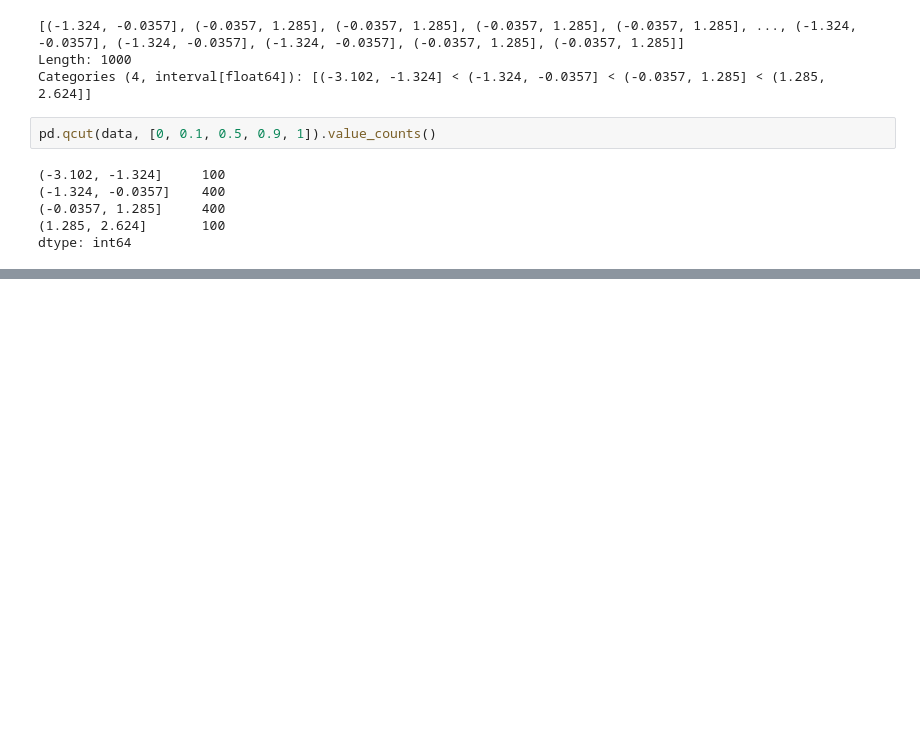
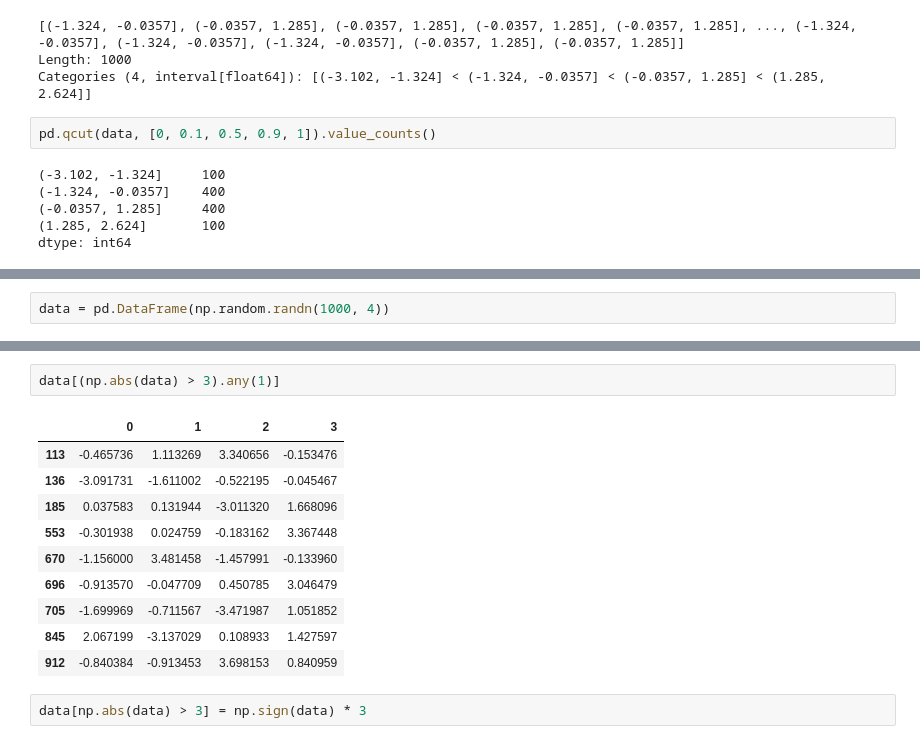
Before and after one commit to gaussic/py-data-analysis, a Jupyter notebook: chapter7.ipynb, the cells around one changed output, grey strips where cells are left out. Drawn from its saved outputs; the diff is of its cells as text; blank space fills up the shorter version.

```diff
--- a/chapter7.ipynb
+++ b/chapter7.ipynb
@@ -553,0 +556,2 @@ dtype: int64
+# %%
+data = pd.DataFrame(np.random.randn(1000, 4))
@@ -553,0 +580,15 @@ dtype: int64
+# %%
+data[(np.abs(data) > 3).any(1)]
+# %% [output]
+|  | 0 | 1 | 2 | 3 |
+| 113 | -0.465736 | 1.113269 | 3.340656 | -0.153476 |
+| 136 | -3.091731 | -1.611002 | -0.522195 | -0.045467 |
+| 185 | 0.037583 | 0.131944 | -3.011320 | 1.668096 |
+| 553 | -0.301938 | 0.024759 | -0.183162 | 3.367448 |
+| 670 | -1.156000 | 3.481458 | -1.457991 | -0.133960 |
+| 696 | -0.913570 | -0.047709 | 0.450785 | 3.046479 |
+| 705 | -1.699969 | -0.711567 | -3.471987 | 1.051852 |
+| 845 | 2.067199 | -3.137029 | 0.108933 | 1.427597 |
+| 912 | -0.840384 | -0.913453 | 3.698153 | 0.840959 |
+# %%
+data[np.abs(data) > 3] = np.sign(data) * 3
```
Also changed, not shown: parts of 41 cells of this notebook, 2 other files.
